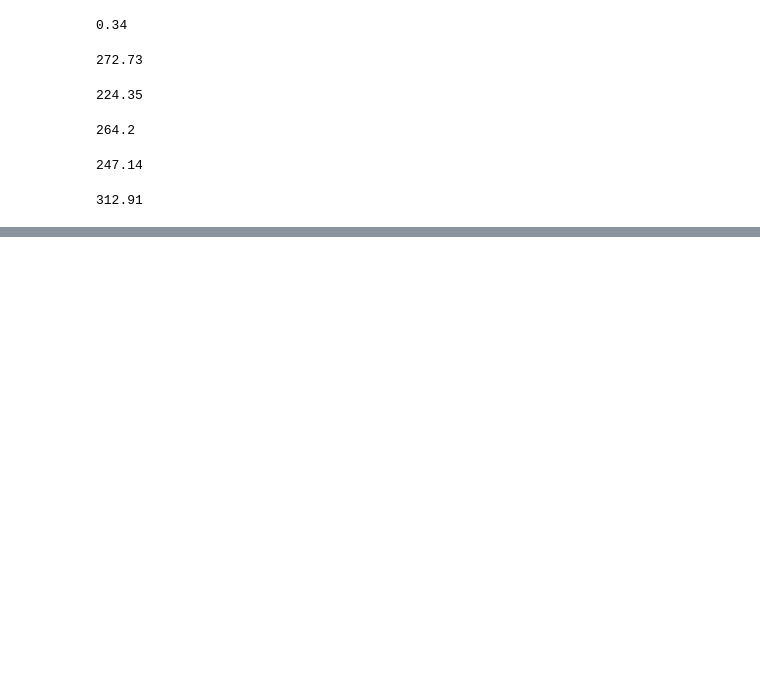
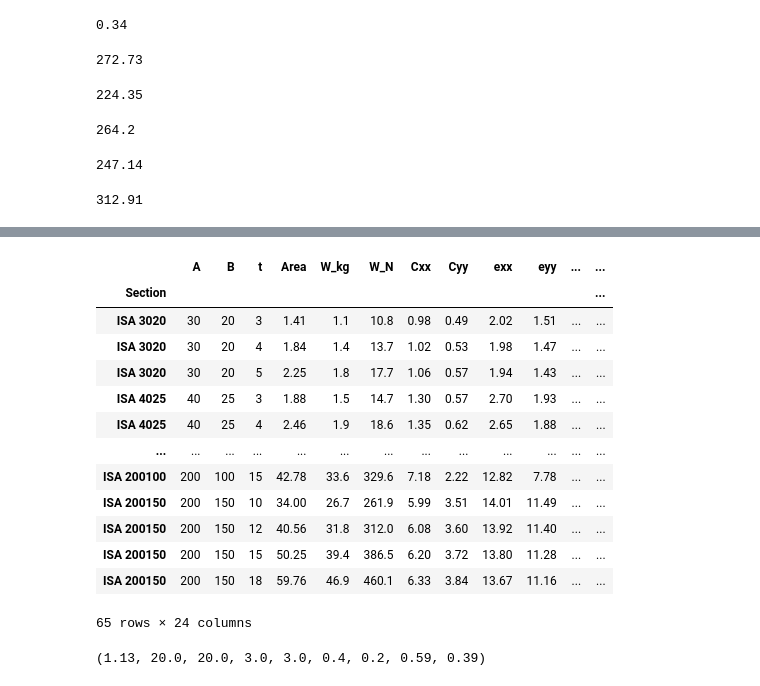
Before and after one commit to anneapen/steel_design, a Jupyter notebook: steel_design_calcs.ipynb, the cells around one changed output, grey strips where cells are left out. Saved outputs shown, nothing was run; the diff lists cells and outputs as text; code cells hidden in the pictures; blank space fills up the shorter version.

```diff
--- a/steel_design_calcs.ipynb
+++ b/steel_design_calcs.ipynb
@@ -468,0 +565,21 @@ rolled_steel_beam
+# %%
+df=pd.read_csv('rolled_steel_unequal_angles.csv')
+df=df.set_index('Section')
+rolled_steel_unequal_angle=df.copy()
+# %%
+rolled_steel_unequal_angle
+# %% [output]
+|  | A | B | t | Area | W_kg | W_N | Cxx | Cyy | exx | eyy | ... | ... |
+| Section |  |  |  |  |  |  |  |  |  |  |  | ... |
+| ISA 3020 | 30 | 20 | 3 | 1.41 | 1.1 | 10.8 | 0.98 | 0.49 | 2.02 | 1.51 | ... | ... |
+| ISA 3020 | 30 | 20 | 4 | 1.84 | 1.4 | 13.7 | 1.02 | 0.53 | 1.98 | 1.47 | ... | ... |
+| ISA 3020 | 30 | 20 | 5 | 2.25 | 1.8 | 17.7 | 1.06 | 0.57 | 1.94 | 1.43 | ... | ... |
+| ISA 4025 | 40 | 25 | 3 | 1.88 | 1.5 | 14.7 | 1.30 | 0.57 | 2.70 | 1.93 | ... | ... |
+| ISA 4025 | 40 | 25 | 4 | 2.46 | 1.9 | 18.6 | 1.35 | 0.62 | 2.65 | 1.88 | ... | ... |
+| ... | ... | ... | ... | ... | ... | ... | ... | ... | ... | ... | ... | ... |
+| ISA 200100 | 200 | 100 | 15 | 42.78 | 33.6 | 329.6 | 7.18 | 2.22 | 12.82 | 7.78 | ... | ... |
+| ISA 200150 | 200 | 150 | 10 | 34.00 | 26.7 | 261.9 | 5.99 | 3.51 | 14.01 | 11.49 | ... | ... |
+| ISA 200150 | 200 | 150 | 12 | 40.56 | 31.8 | 312.0 | 6.08 | 3.60 | 13.92 | 11.40 | ... | ... |
+| ISA 200150 | 200 | 150 | 15 | 50.25 | 39.4 | 386.5 | 6.20 | 3.72 | 13.80 | 11.28 | ... | ... |
+| ISA 200150 | 200 | 150 | 18 | 59.76 | 46.9 | 460.1 | 6.33 | 3.84 | 13.67 | 11.16 | ... | ... |
+65 rows × 24 columns
@@ -468,0 +609,4 @@ rolled_steel_beam
+# %%
+rolled_steel_tee_bar("ISNT 20",8.8)
+# %% [output]
+(1.13, 20.0, 20.0, 3.0, 3.0, 0.4, 0.2, 0.59, 0.39)
```
Also changed, not shown: parts of 11 cells of this notebook, 5 other files.
